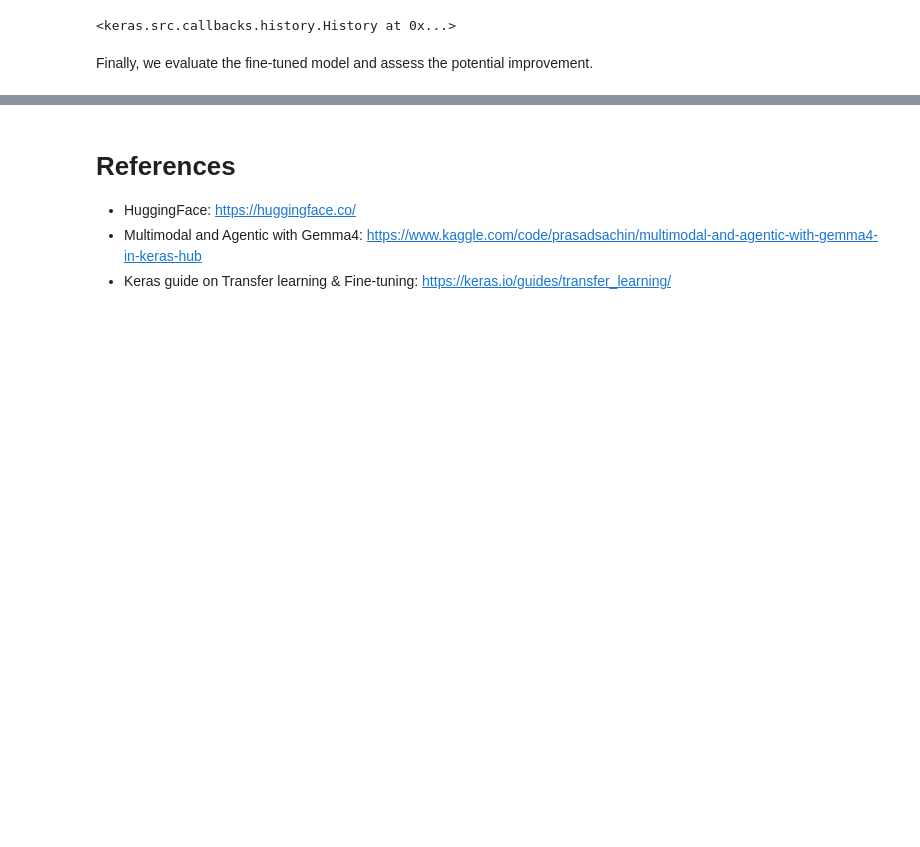
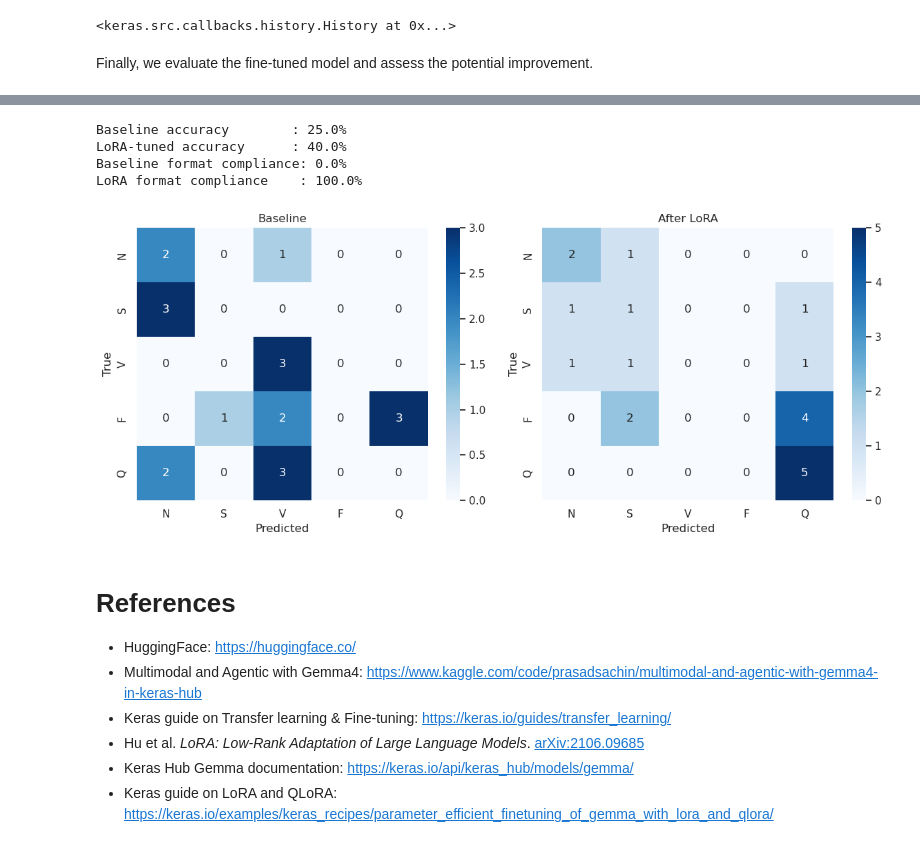
Before and after one commit to tomas-teijeiro/programming-4ai-2026, a Jupyter notebook: 07_leveraging_existing_models.ipynb, the cells around one changed output, grey strips where cells are left out. Saved outputs shown, nothing was run; the diff lists cells and outputs as text; code cells hidden in the pictures; blank space fills up the shorter version.

```diff
--- a/07_leveraging_existing_models.ipynb
+++ b/07_leveraging_existing_models.ipynb
@@ -812,5 +1310,57 @@ Test dataset evaluation after fine-tuning
+# %%
+def evaluate(model, eval_pairs, verbose=False):
+    y_true, y_pred, replies = [], [], []
+    for desc, true_answer in eval_pairs:
+        true_cls = true_answer[0]   # first char of the answer
+        reply = predict_aami(model, desc, max_length=200)
+        pred_cls = extract_class(reply)
+        y_true.append(true_cls)
+        y_pred.append(pred_cls)
+        replies.append(reply)
+        if verbose:
+            print(f"True: {true_cls} | Pred: {pred_cls} | {desc[:60]}...")
+
+    labels = list("NSVFQ")
+    acc = accuracy_score(y_true, y_pred)
+    cm = confusion_matrix(y_true, y_pred, labels=labels)
+    format_ok = sum(bool(re.match(r"^[NSVFQ]\.", r)) for r in replies) / len(replies)
+    return acc, cm, format_ok, list(zip(y_true, y_pred, replies))
+
+# Evaluation of the LoRA-finetuned model.
+acc_lora, cm_lora, fmt_lora, results_lora = evaluate(gemma_lm, eval_pairs)
+# %%
+# Free memory and reload the baseline
+del gemma_lm
+gc.collect()
+
+#Evaluation of the baseline
+gemma_baseline = load_gemma()
+acc_base, cm_base, fmt_base, results_base = evaluate(gemma_baseline, eval_pairs)
+
+# Side-by-side comparison
+labels = list("NSVFQ")
+print(f"\nBaseline accuracy        : {acc_base:.1%}")
+print(f"LoRA-tuned accuracy      : {acc_lora:.1%}")
+print(f"Baseline format compliance: {fmt_base:.1%}")
+print(f"LoRA format compliance    : {fmt_lora:.1%}")
+
+fig, axes = plt.subplots(1, 2, figsize=(12, 5))
+for ax, cm, title in zip(axes, [cm_base, cm_lora], ["Baseline", "After LoRA"]):
+    sns.heatmap(cm, annot=True, fmt='d', xticklabels=labels, yticklabels=labels,
+                cmap='Blues', ax=ax)
+    ax.set_title(title); ax.set_xlabel("Predicted"); ax.set_ylabel("True")
+plt.tight_layout(); plt.show()
+# %% [output]
+Baseline accuracy        : 25.0%
+LoRA-tuned accuracy      : 40.0%
+Baseline format compliance: 0.0%
+LoRA format compliance    : 100.0%
+[figure, added]
 # %% [markdown]
 # References
  - HuggingFace: https://huggingface.co/
  - Multimodal and Agentic with Gemma4: https://www.kaggle.com/code/prasadsachin/multimodal-and-agentic-with-gemma4-in-keras-hub
  - Keras guide on Transfer learning & Fine-tuning: https://keras.io/guides/transfer_learning/
+ - Hu et al. *LoRA: Low-Rank Adaptation of Large Language Models*. [arXiv:2106.09685](https://arxiv.org/abs/2106.09685)
+ - Keras Hub Gemma documentation: https://keras.io/api/keras_hub/models/gemma/
+ - Keras guide on LoRA and QLoRA: https://keras.io/examples/keras_recipes/parameter_efficient_finetuning_of_gemma_with_lora_and_qlora/
```
Also changed, not shown: parts of 34 cells of this notebook.
